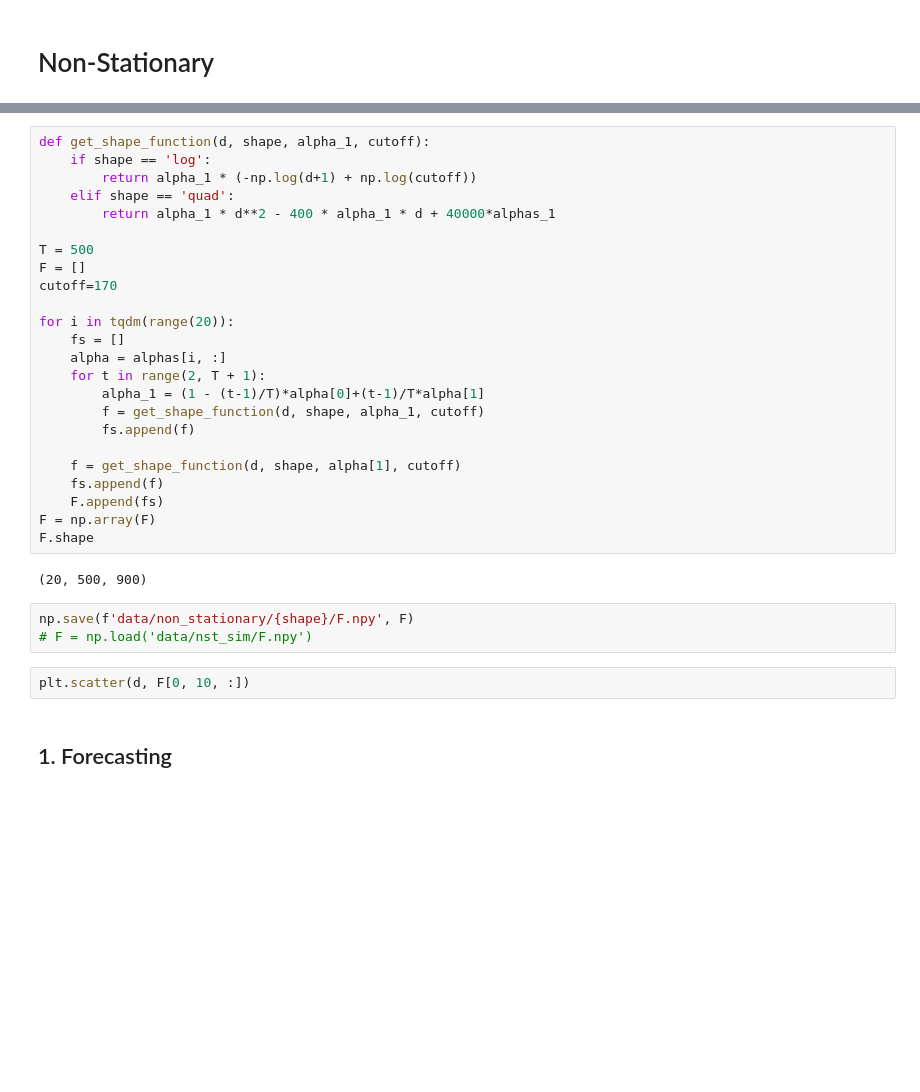
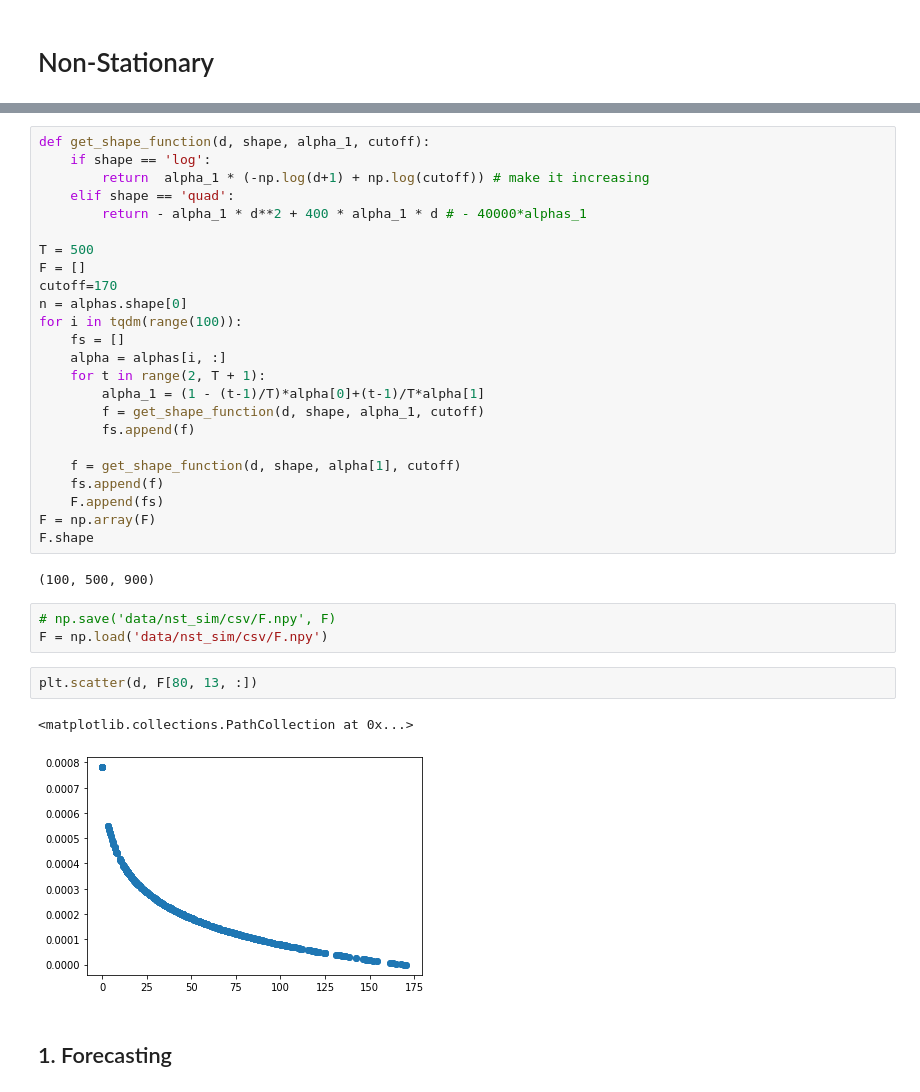
Before and after one commit to isVy08/ESTF, a Jupyter notebook: viz.ipynb, the cells around one changed output, grey strips where cells are left out. Cells and saved outputs as stored; diff of their text form; blank space fills up the shorter version.

```diff
--- a/viz.ipynb
+++ b/viz.ipynb
@@ -157,15 +167,15 @@ alphas.shape
 # %%
 def get_shape_function(d, shape, alpha_1, cutoff):
     if shape == 'log':
-        return alpha_1 * (-np.log(d+1) + np.log(cutoff))
+        return  alpha_1 * (-np.log(d+1) + np.log(cutoff)) # make it increasing
     elif shape == 'quad':
-        return alpha_1 * d**2 - 400 * alpha_1 * d + 40000*alphas_1
+        return - alpha_1 * d**2 + 400 * alpha_1 * d # - 40000*alphas_1
 
 T = 500
 F = []
 cutoff=170
-
-for i in tqdm(range(20)):
+n = alphas.shape[0]
+for i in tqdm(range(100)):
     fs = []
     alpha = alphas[i, :]
     for t in range(2, T + 1):
@@ -179,12 +189,15 @@ for i in tqdm(range(20)):
 F = np.array(F)
 F.shape
 # %% [output]
-(20, 500, 900)
+(100, 500, 900)
 # %%
-np.save(f'data/non_stationary/{shape}/F.npy', F)
-# F = np.load('data/nst_sim/F.npy')
+# np.save('data/nst_sim/csv/F.npy', F)
+F = np.load('data/nst_sim/csv/F.npy')
 # %%
-plt.scatter(d, F[0, 10, :])
+plt.scatter(d, F[80, 13, :])
+# %% [output]
+<matplotlib.collections.PathCollection at 0x...>
+[figure, added]
 # %% [markdown]
 ## 1. Forecasting
 # %%
```
Also changed, not shown: parts of 22 cells of this notebook, 13 other files.
